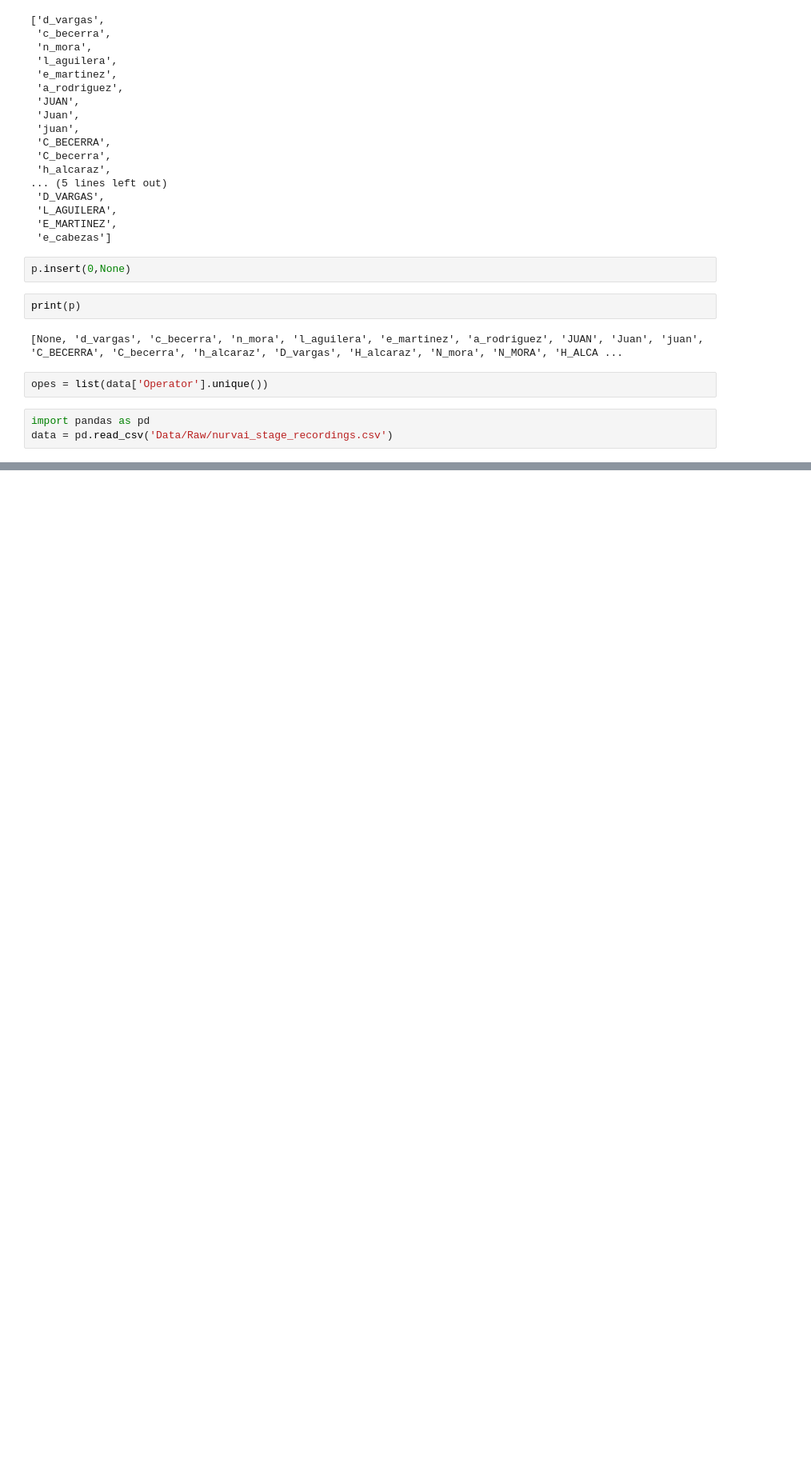
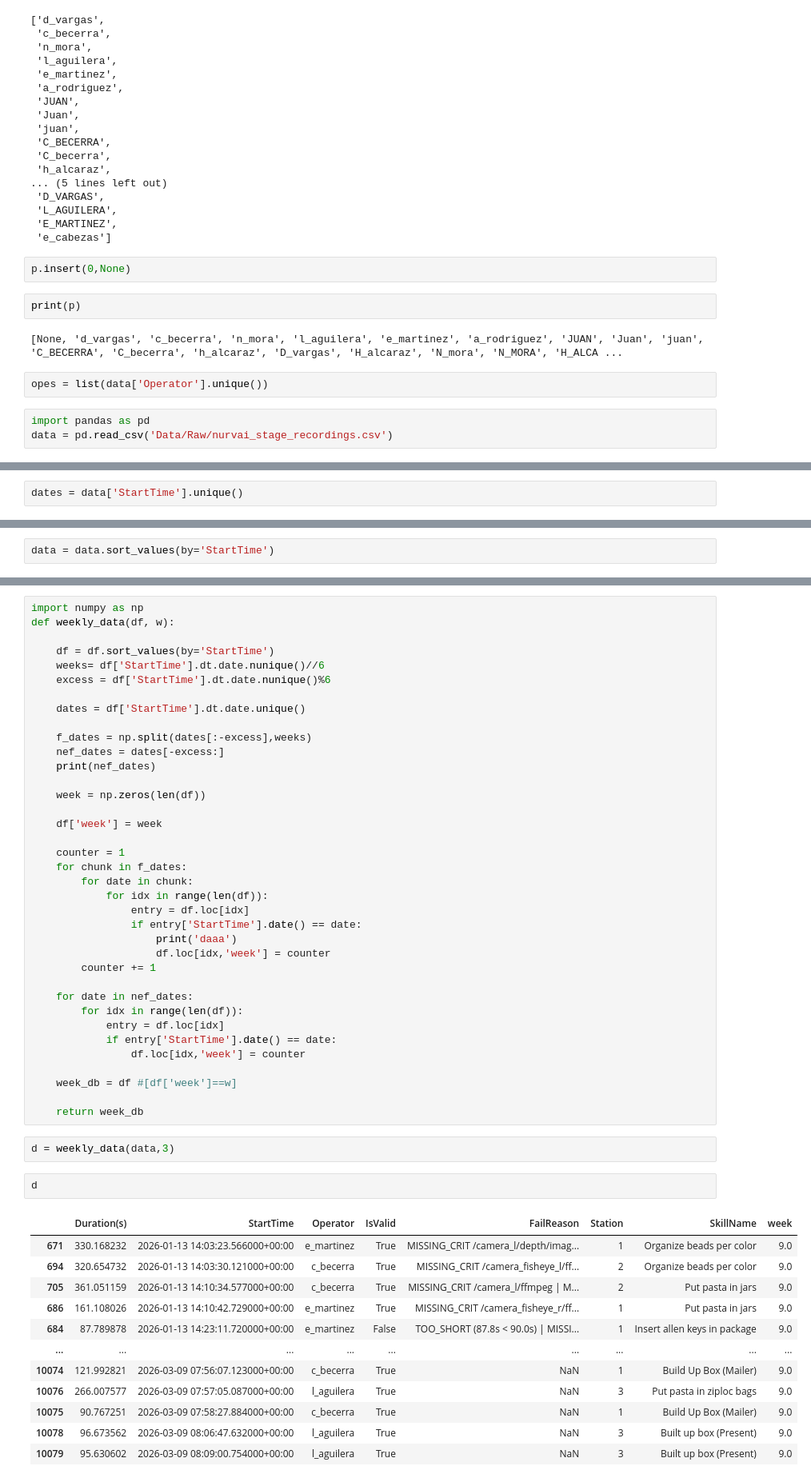
Before and after one commit to Mattanaka343/Dashboards, a Jupyter notebook: burner.ipynb, the cells around one changed output, grey strips where cells are left out. Shown at 80% size. Cells and saved outputs as stored; diff of their text form; blank space fills up the shorter version.

Commit message:
Weekly selection added

```diff
--- a/burner.ipynb
+++ b/burner.ipynb
@@ -88,0 +281,2 @@ data = pd.read_csv('Data/Raw/nurvai_stage_recordings.csv')
+# %%
+dates = data['StartTime'].unique()
@@ -88,0 +308,2 @@ data = pd.read_csv('Data/Raw/nurvai_stage_recordings.csv')
+# %%
+data = data.sort_values(by='StartTime')
@@ -88,0 +330,54 @@ data = pd.read_csv('Data/Raw/nurvai_stage_recordings.csv')
+# %%
+import numpy as np
+def weekly_data(df, w):
+
+    df = df.sort_values(by='StartTime')
+    weeks= df['StartTime'].dt.date.nunique()//6
+    excess = df['StartTime'].dt.date.nunique()%6
+
+    dates = df['StartTime'].dt.date.unique()
+
+    f_dates = np.split(dates[:-excess],weeks)
+    nef_dates = dates[-excess:]
+    print(nef_dates)
+
+    week = np.zeros(len(df))
+
+    df['week'] = week
+
+    counter = 1
+    for chunk in f_dates:
+        for date in chunk:
+            for idx in range(len(df)):
+                entry = df.loc[idx]
+                if entry['StartTime'].date() == date:
+                    print('daaa')
+                    df.loc[idx,'week'] = counter
+        counter += 1
+
+    for date in nef_dates:
+        for idx in range(len(df)):
+            entry = df.loc[idx]
+            if entry['StartTime'].date() == date:
+                df.loc[idx,'week'] = counter
+
+    week_db = df #[df['week']==w]
+
+    return week_db
+# %%
+d = weekly_data(data,3)
+# %%
+d
+# %% [output]
+|  | Duration(s) | StartTime | Operator | IsValid | FailReason | Station | SkillName | week |
+| 671 | 330.168232 | 2026-01-13 14:03:23.566000+00:00 | e_martinez | True | MISSING_CRIT /camera_l/depth/imag... | 1 | Organize beads per color | 9.0 |
+| 694 | 320.654732 | 2026-01-13 14:03:30.121000+00:00 | c_becerra | True | MISSING_CRIT /camera_fisheye_l/ff... | 2 | Organize beads per color | 9.0 |
+| 705 | 361.051159 | 2026-01-13 14:10:34.577000+00:00 | c_becerra | True | MISSING_CRIT /camera_l/ffmpeg | M... | 2 | Put pasta in jars | 9.0 |
+| 686 | 161.108026 | 2026-01-13 14:10:42.729000+00:00 | e_martinez | True | MISSING_CRIT /camera_fisheye_r/ff... | 1 | Put pasta in jars | 9.0 |
+| 684 | 87.789878 | 2026-01-13 14:23:11.720000+00:00 | e_martinez | False | TOO_SHORT (87.8s < 90.0s) | MISSI... | 1 | Insert allen keys in package | 9.0 |
+| ... | ... | ... | ... | ... | ... | ... | ... | ... |
+| 10074 | 121.992821 | 2026-03-09 07:56:07.123000+00:00 | c_becerra | True | NaN | 1 | Build Up Box (Mailer) | 9.0 |
+| 10076 | 266.007577 | 2026-03-09 07:57:05.087000+00:00 | l_aguilera | True | NaN | 3 | Put pasta in ziploc bags | 9.0 |
+| 10075 | 90.767251 | 2026-03-09 07:58:27.884000+00:00 | c_becerra | True | NaN | 1 | Build Up Box (Mailer) | 9.0 |
+| 10078 | 96.673562 | 2026-03-09 08:06:47.632000+00:00 | l_aguilera | True | NaN | 3 | Built up box (Present) | 9.0 |
+| 10079 | 95.630602 | 2026-03-09 08:09:00.754000+00:00 | l_aguilera | True | NaN | 3 | Built up box (Present) | 9.0 |
```
Also changed, not shown: parts of 22 cells of this notebook, 4 other files.
